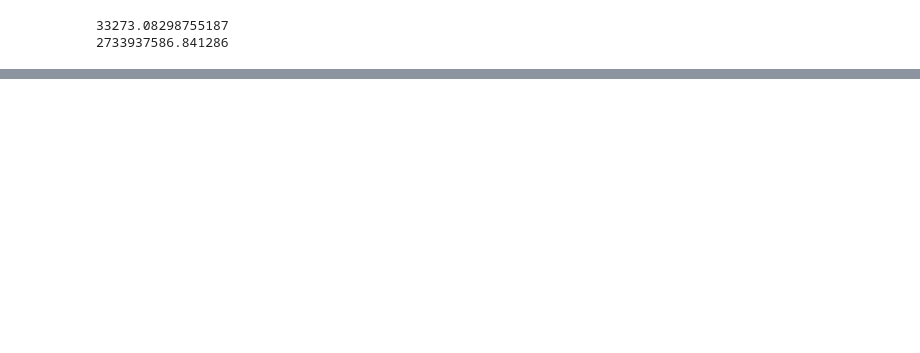
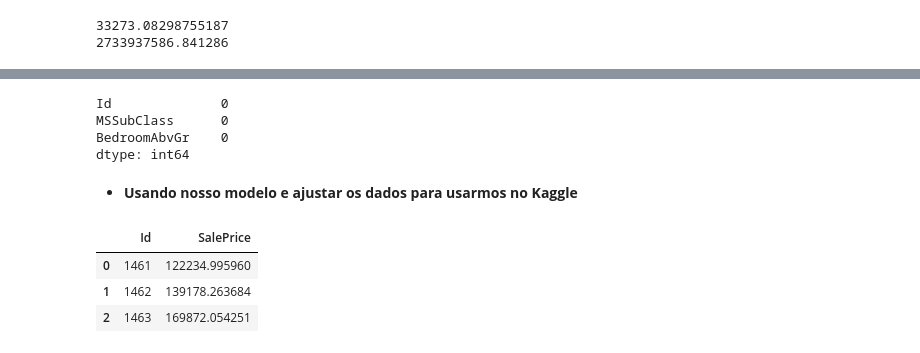
Before and after one commit to BraulioHermanson/Projeto_Housing_Avancado, a Jupyter notebook: Kagle_housing_avançado.ipynb, the cells around one changed output, grey strips where cells are left out. Saved outputs shown, nothing was run; the diff lists cells and outputs as text; code cells hidden in the pictures; blank space fills up the shorter version.

```diff
--- a/Kagle_housing_avançado.ipynb
+++ b/Kagle_housing_avançado.ipynb
@@ -136,0 +212,25 @@ print(mean_squared_error(y_test, y_pred_knn))
+# %%
+# Trocando todos os valores vazios por -1
+teste = teste.fillna(-1)
+# Visualizando quantidade de valores vazios
+teste.isnull().sum().sort_values(ascending=False).head(3)
+# %% [output]
+Id              0
+MSSubClass      0
+BedroomAbvGr    0
+dtype: int64
+# %% [markdown]
+- **Usando nosso modelo e ajustar os dados para usarmos no Kaggle**
+# %%
+# Vamos usar a Regressão Linear para fazer a previsão
+y_pred = reg_rl.predict(teste)
+# Podemos adicionar essa coluna de previsão na nossa base
+teste['SalePrice'] = y_pred
+# E extrair somente o Id e o SalePrice
+base_kaggle = teste[['Id','SalePrice']]
+base_kaggle.head(3)
+# %% [output]
+|  | Id | SalePrice |
+| 0 | 1461 | 122234.995960 |
+| 1 | 1462 | 139178.263684 |
+| 2 | 1463 | 169872.054251 |
```
Also changed, not shown: parts of 11 cells of this notebook, 1 other file.
